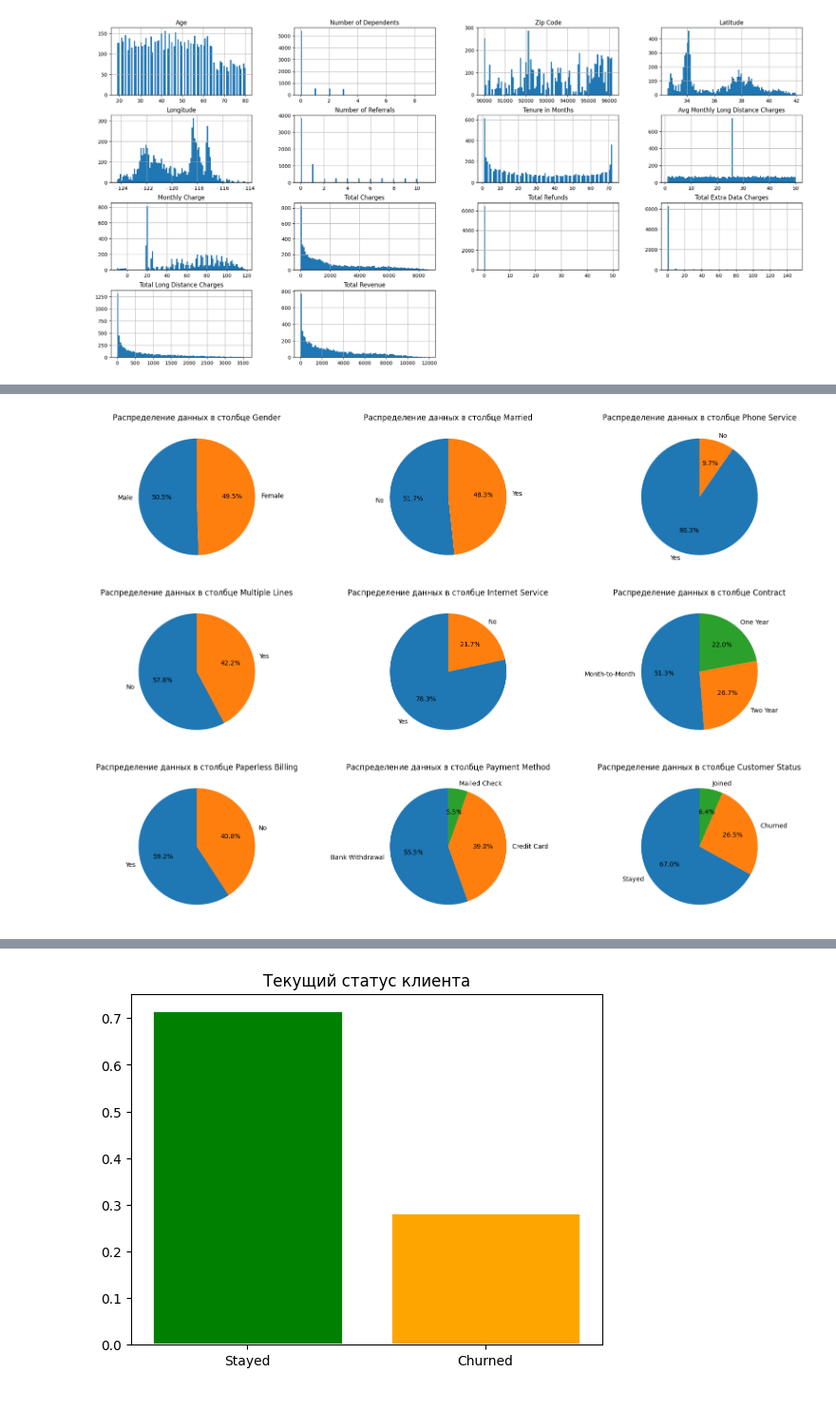
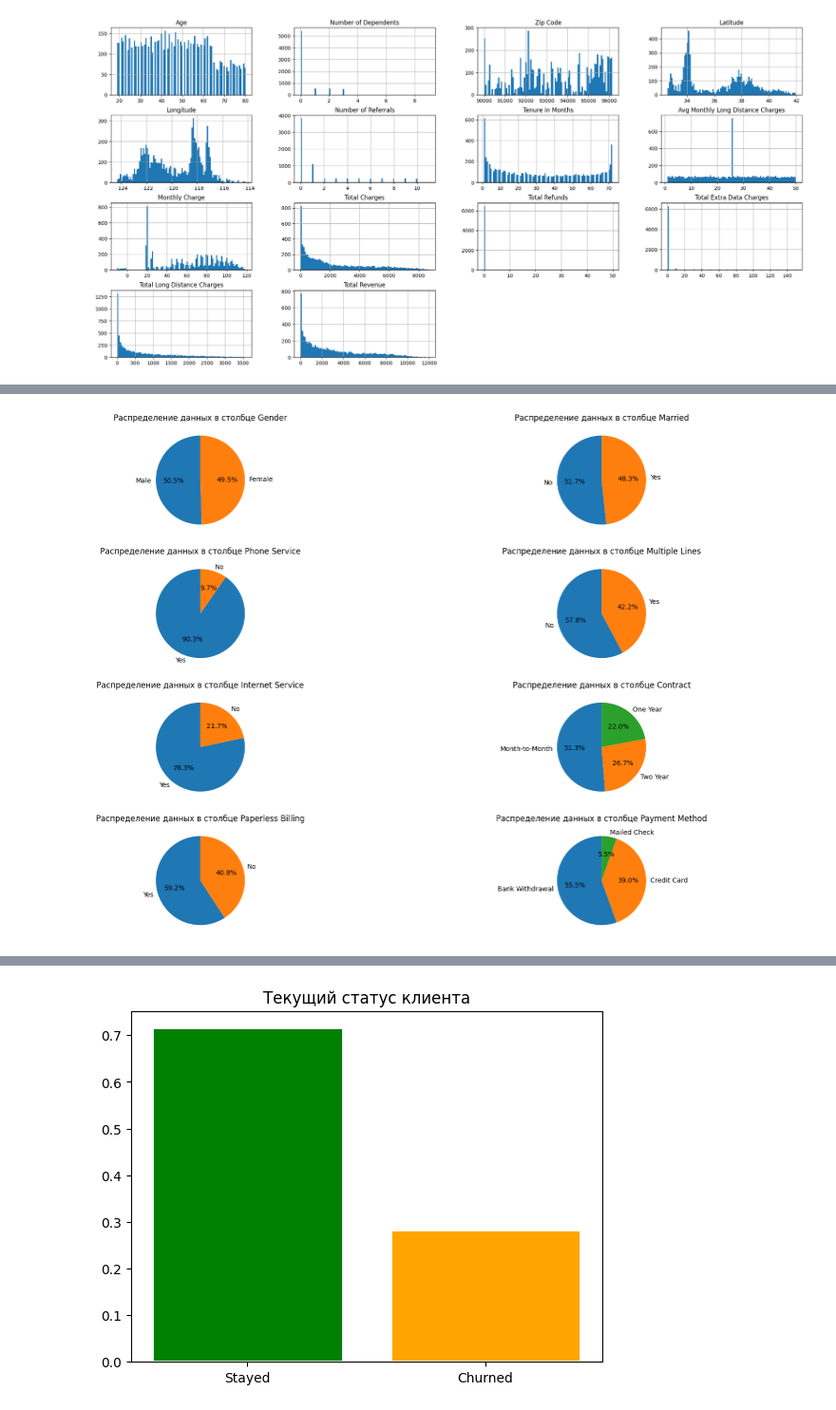
Before and after one commit to ivanseroklnov/churn-prediction-project, a Jupyter notebook: eda.ipynb, the cells around one changed output, grey strips where cells are left out. Shown at 95% size. Cells and saved outputs as stored; diff of their text form; code cells hidden in the pictures.

```diff
--- a/eda.ipynb
+++ b/eda.ipynb
@@ -166,23 +169,30 @@ df.describe(include='object')
 | top | 0002-ORFBO | Male | No | Los Angeles | Yes | No | Yes | Month-to-Month | ... |
 | freq | 1 | 3555 | 3641 | 293 | 6361 | 4072 | 5517 | 3610 | ... |
 # %%
-cats = ['Gender', 'Married', 'Phone Service',
-       'Multiple Lines', 'Internet Service', 'Contract', 'Paperless Billing',
-       'Payment Method', 'Customer Status']
+cats = [
+	'Gender',
+	'Married',
+	'Phone Service',
+	'Multiple Lines',
+	'Internet Service',
+	'Contract',
+	'Paperless Billing',
+	'Payment Method'
+]
 # %%
-fig, axes = plt.subplots(3, 3, figsize=(20, 14))
+fig, axes = plt.subplots(4, 2, figsize=(20, 14))
 axes = axes.flatten()
 
 for i, col in enumerate(cats):
 	info = df[col].value_counts()
 	axes[i].pie(
 		info,
 		labels=info.index,
 		autopct='%.1f%%',
 		startangle=90,
 
 	)
 	axes[i].set_title(f'Распределение данных в столбце {col}')
 # %% [output]
-[figure, old version]
+[figure, new version]
 # %%
```
Also changed, not shown: parts of 16 cells of this notebook, 1 other file.
